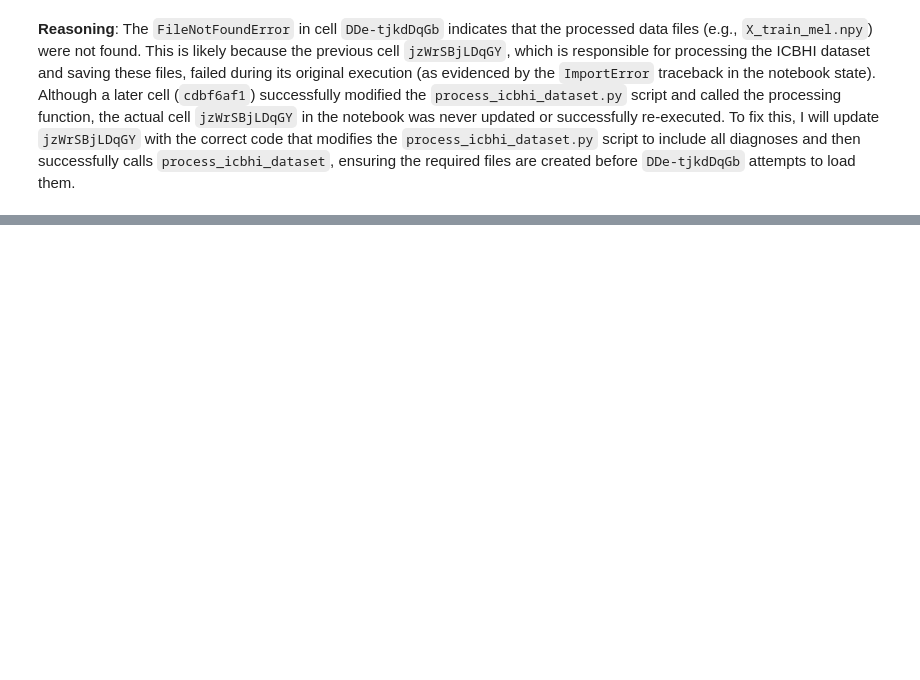
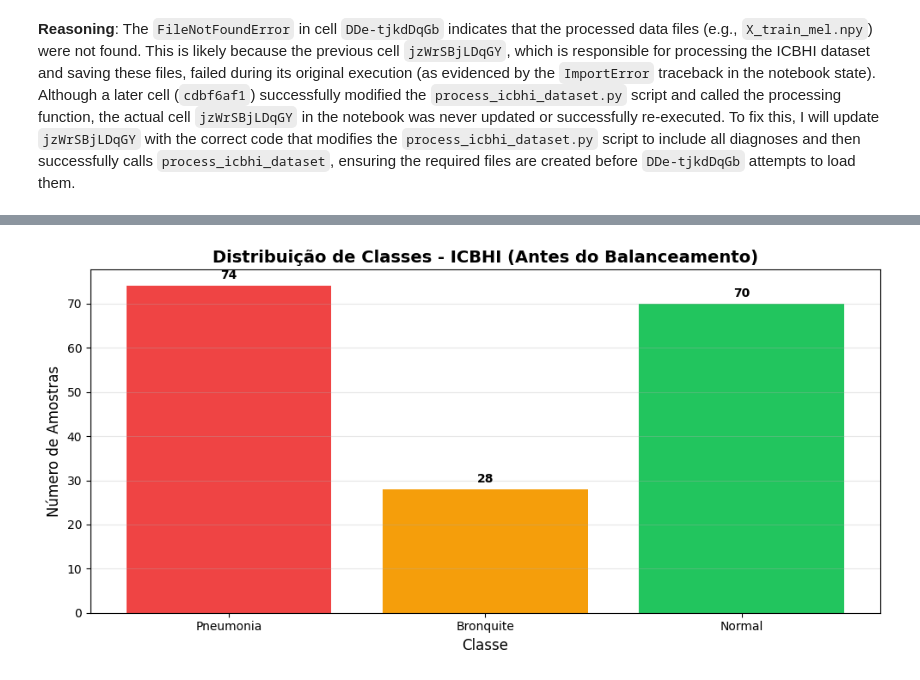
Before and after one commit to joelcalolo/tosse, a Jupyter notebook: notebooks/tossecontrol.ipynb, the cells around one changed output, grey strips where cells are left out. Cells and saved outputs as stored; diff of their text form; code cells hidden in the pictures; blank space fills up the shorter version.

```diff
--- a/notebooks/tossecontrol.ipynb
+++ b/notebooks/tossecontrol.ipynb
@@ -2496,0 +2867,99 @@ Distribuição por doença:
+# %%
+import matplotlib.pyplot as plt
+import numpy as np
+
+def plot_class_distribution(y, title="Distribuição de Classes", class_names=None):
+    """Plota distribuição de classes"""
+    if class_names is None:
+        class_names = ['Pneumonia', 'Bronquite', 'Normal']
+
+    # Converter para array numpy se necessário
+    y = np.asarray(y)
+
+    # Debug: mostrar informações sobre o array
+    print(f"   Debug - Shape: {y.shape}, Dtype: {y.dtype}, Min: {np.min(y)}, Max: {np.max(y)}")
+
+    # Se y é one-hot, converte para índices
+    if len(y.shape) > 1 and y.shape[1] > 1:
+        # Verificar se é realmente one-hot (soma de cada linha = 1)
+        row_sums = np.sum(y, axis=1)
+        if np.allclose(row_sums, 1.0):
+            y_classes = np.argmax(y, axis=1)
+        else:
+            # Se não é one-hot válido, pode ser que já sejam índices em formato 2D
+            # Flatten e converter para int
+            y_classes = np.ravel(y).astype(np.int64)
+    else:
+        # Já é 1D, converter para int
+        y_classes = np.ravel(y).astype(np.int64)
+
+    # Garantir que é 1D
+    y_classes = y_classes.flatten()
+
+    # Garantir que os valores estão no range esperado [0, num_classes-1]
+    y_classes = np.clip(y_classes, 0, len(class_names) - 1)
+
+    # Garantir que são inteiros não-negativos para np.bincount
+    y_classes = np.abs(y_classes).astype(np.int64)
+
+    # Calcular contagens
+    try:
+        class_counts = np.bincount(y_classes, minlength=len(class_names))
+    except Exception as e:
+        print(f"   Erro ao calcular bincount: {e}")
+        print(f"   y_classes shape: {y_classes.shape}, dtype: {y_classes.dtype}")
+        print(f"   y_classes sample: {y_classes[:10]}")
+        # Fallback: usar contagem manual
+        class_counts = np.array([np.sum(y_classes == i) for i in range(len(class_names))])
+
+    plt.figure(figsize=(10, 5))
+    bars = plt.bar(class_names, class_counts, color=['#EF4444', '#F59E0B', '#22C55E'])
+    plt.title(title, fontsize=14, fontweight='bold')
+    plt.ylabel('Número de Amostras', fontsize=12)
+    plt.xlabel('Classe', fontsize=12)
+    plt.grid(axis='y', alpha=0.3)
+
+    # Adiciona valores nas barras
+    for i, (bar, count) in enumerate(zip(bars, class_counts)):
+        plt.text(bar.get_x() + bar.get_width()/2, bar.get_height() + 1,
+                str(count), ha='center', va='bottom', fontweight='bold')
+
+    plt.tight_layout()
+    plt.show()
+
+    print(f"\n📊 Distribuição detalhada:")
+    total = len(y_classes)
+    for i, (classe, count) in enumerate(zip(class_names, class_counts)):
+        if count > 0:
+            print(f"   {classe}: {count} amostras ({count/total*100:.1f}%)")
+        else:
+            print(f"   {classe}: {count} amostras (0.0%) ⚠️ SEM DADOS")
+
+    return class_counts
+
+# Verificar distribuição inicial do ICBHI
+print("🔴 DISTRIBUIÇÃO INICIAL DO ICBHI:")
+print(f"   Shape de y_icbhi_all: {y_icbhi_all.shape}")
+print(f"   Tipo de y_icbhi_all: {type(y_icbhi_all)}")
+print(f"   Primeiros valores: {y_icbhi_all[:5] if len(y_icbhi_all) > 0 else 'Array vazio'}")
+
+# Note: y_icbhi_all is currently one-hot encoded with 8 classes. We need to convert it to the 3 target classes for plotting.
+# This mapping will be done dynamically within plot_class_distribution by using CLASS_MAPPING
+
+# Create a temporary y_mapped_icbhi_all based on the CLASS_MAPPING dictionary.
+# First, convert y_icbhi_all (one-hot 8 classes) to original class labels (strings).
+# Then, map these strings to the 0, 1, 2 target classes.
+
+# Retrieve original string labels from the one-hot encoded y_icbhi_all
+original_indices = np.argmax(y_icbhi_all, axis=1)
+original_labels = label_encoder.inverse_transform(original_indices)
+
+# Map original labels to new 3-class system
+y_mapped_icbhi_all = np.array([CLASS_MAPPING.get(label, -1) for label in original_labels])
+
+# Filter out any unmapped labels (should not happen if CLASS_MAPPING is comprehensive for relevant labels)
+y_mapped_icbhi_all = y_mapped_icbhi_all[y_mapped_icbhi_all != -1]
+
+# Plot the distribution using the mapped labels
+class_counts_icbhi = plot_class_distribution(y_mapped_icbhi_all, "Distribuição de Classes - ICBHI (Antes do Balanceamento)")
+# %% [output]
@@ -2496,0 +2975 @@ Distribuição por doença:
+[figure, added]
```
Also changed, not shown: parts of 52 cells of this notebook, 5 other files.
